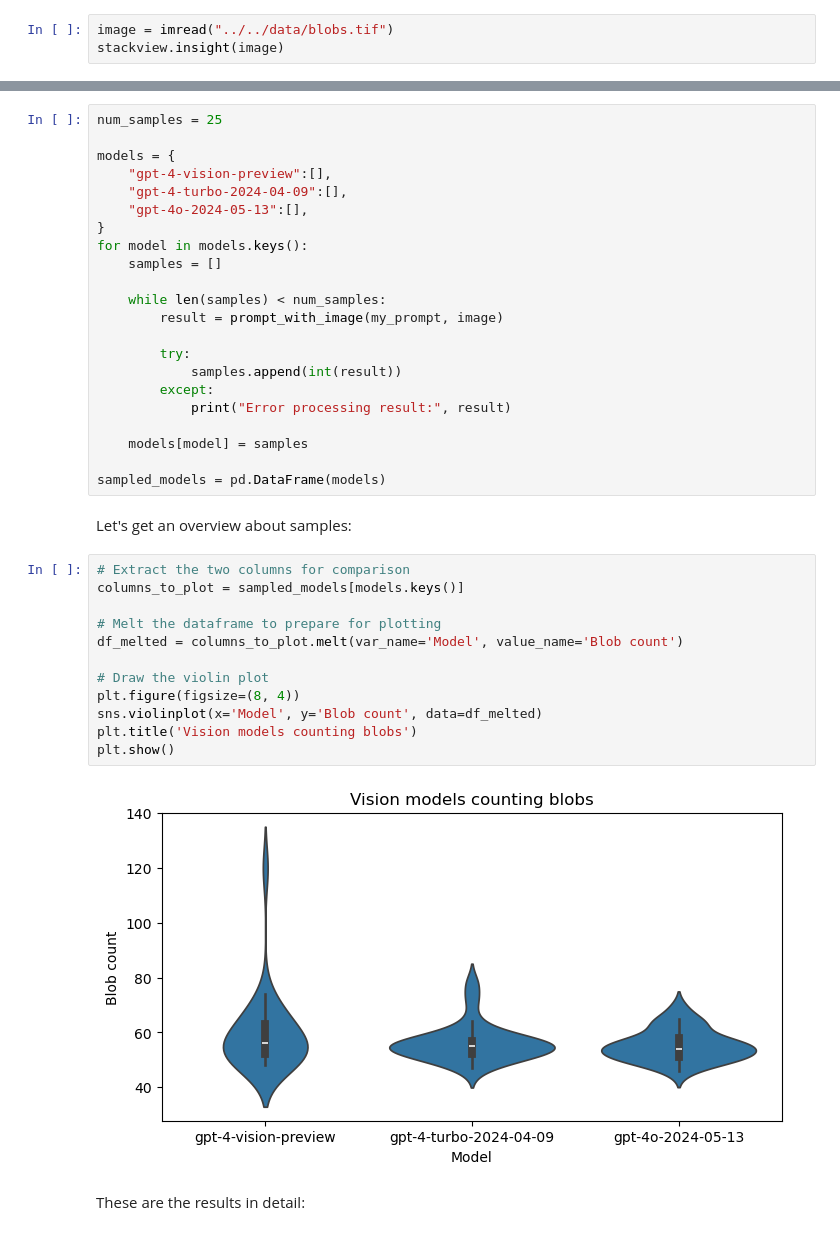
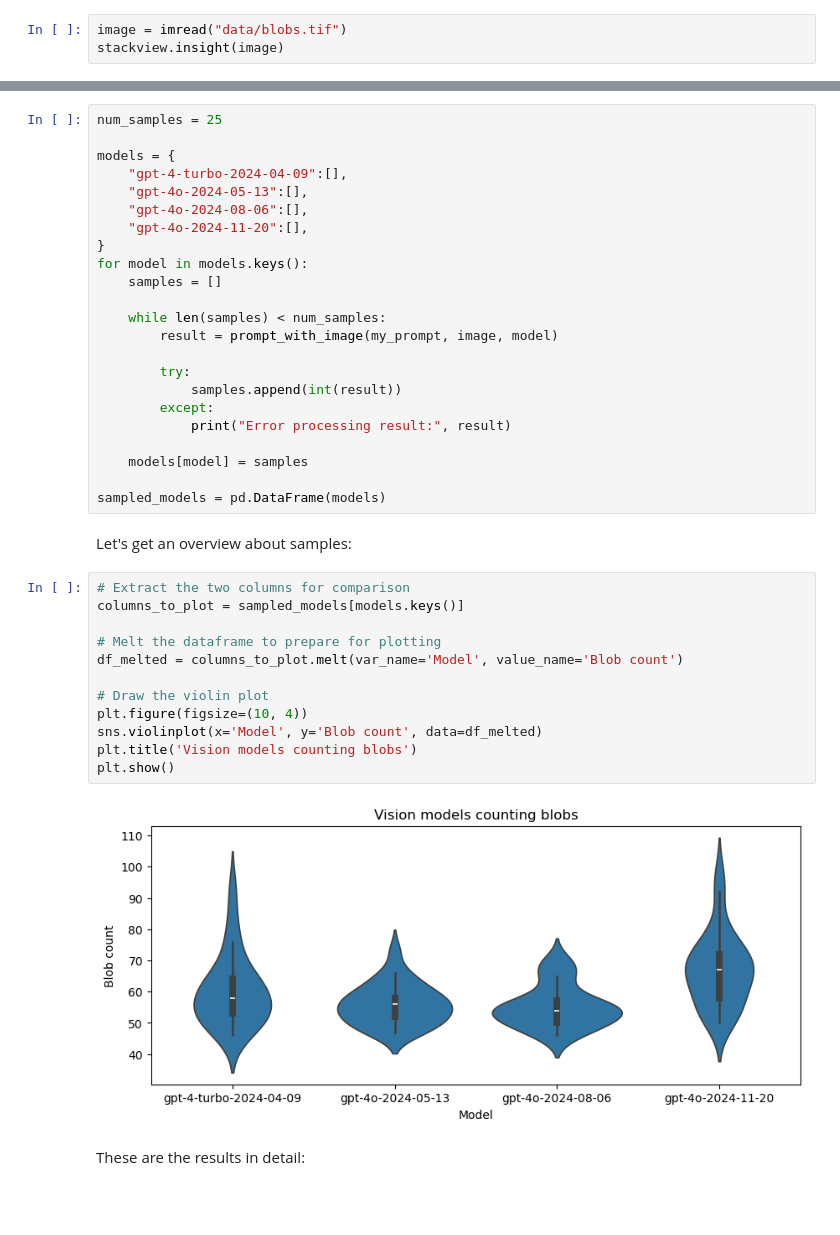
Before and after one commit to ScaDS/generative-ai-notebooks, a Jupyter notebook: docs/80_benchmarking_llms/20_vision_models.ipynb, the cells around one changed output, grey strips where cells are left out. Drawn from its saved outputs; the diff is of its cells as text; blank space fills up the shorter version.

Commit message:
reran vision language model notebook in Apr 2025

```diff
--- a/docs/80_benchmarking_llms/20_vision_models.ipynb
+++ b/docs/80_benchmarking_llms/20_vision_models.ipynb
@@ -78,7 +78,7 @@ def numpy_to_bytestream(data):
 # %% [markdown]
 This is the example image we will be using.
 # %%
-image = imread("../../data/blobs.tif")
+image = imread("data/blobs.tif")
 stackview.insight(image)
 # %% [output]
 StackViewNDArray([[ 40,  32,  24, ..., 216, 200, 200],
@@ -105,15 +105,16 @@ We can run this prompt in a loop for a couple of vision models.
 num_samples = 25
 
 models = {
-    "gpt-4-vision-preview":[],
     "gpt-4-turbo-2024-04-09":[],
     "gpt-4o-2024-05-13":[],
+    "gpt-4o-2024-08-06":[],
+    "gpt-4o-2024-11-20":[],
 }
 for model in models.keys():
     samples = []
 
     while len(samples) < num_samples:
-        result = prompt_with_image(my_prompt, image)
+        result = prompt_with_image(my_prompt, image, model)
 
         try:
             samples.append(int(result))
@@ -128,17 +129,17 @@ Let's get an overview about samples:
 # %%
 # Extract the two columns for comparison
 columns_to_plot = sampled_models[models.keys()]
 
 # Melt the dataframe to prepare for plotting
 df_melted = columns_to_plot.melt(var_name='Model', value_name='Blob count')
 
 # Draw the violin plot
-plt.figure(figsize=(8, 4))
+plt.figure(figsize=(10, 4))
 sns.violinplot(x='Model', y='Blob count', data=df_melted)
 plt.title('Vision models counting blobs')
 plt.show()
 # %% [output]
-[figure, old version]
+[figure, new version]
 # %% [markdown]
 These are the results in detail:
 # %%
```
Also changed, not shown: parts of 4 cells of this notebook, 1 other file.
